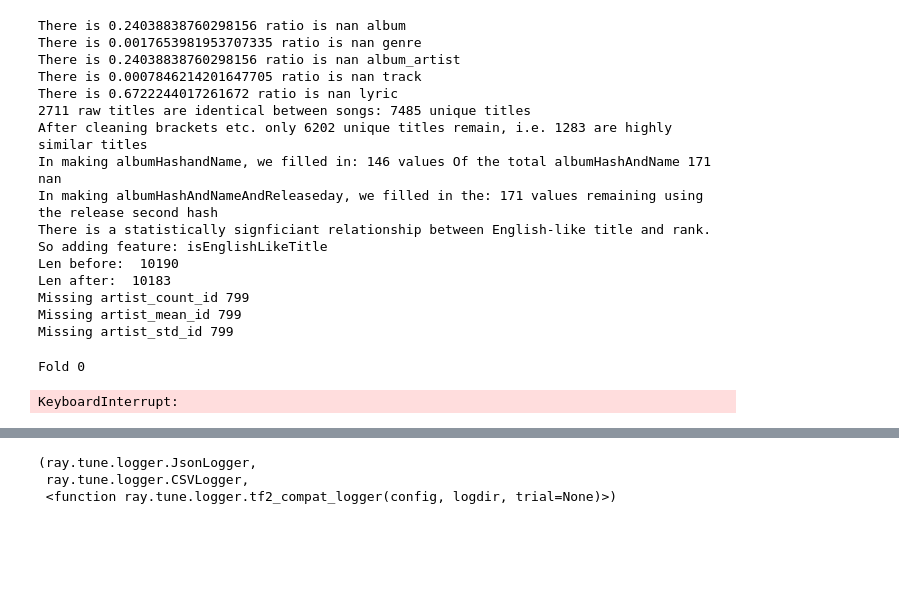
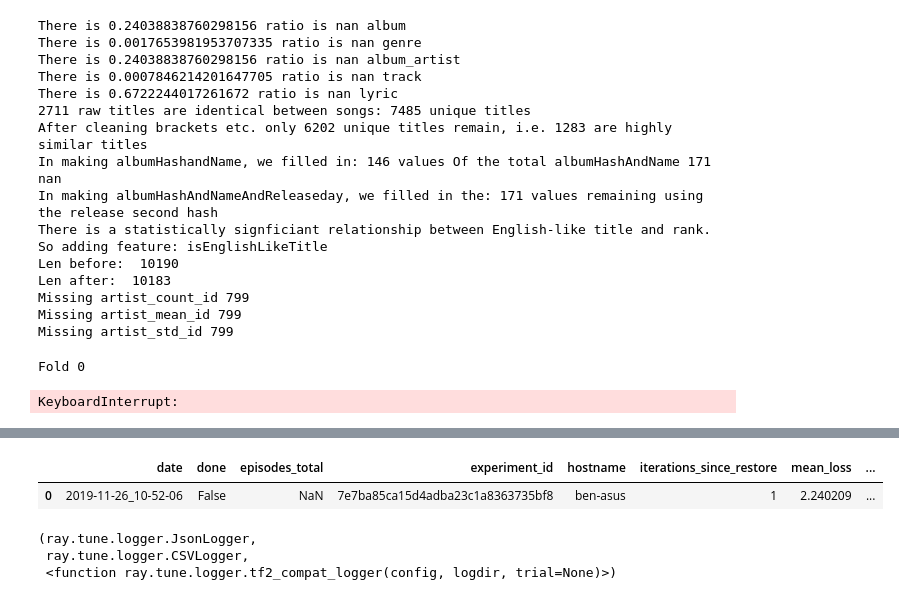
Before and after one commit to vuthede/zalo-hit-song-prediction, a Jupyter notebook: src/hyper_sweep/hyperopt_sweep.ipynb, the cells around one changed output, grey strips where cells are left out. Cells and saved outputs as stored; diff of their text form; code cells hidden in the pictures; blank space fills up the shorter version.

```diff
--- a/src/hyper_sweep/hyperopt_sweep.ipynb
+++ b/src/hyper_sweep/hyperopt_sweep.ipynb
@@ -22,8 +22,8 @@ space = {
             'boosting_type': hp.choice('boosting_type',
                                [{'boosting_type': 'gbdt',
                                     'subsample': hp.uniform('gdbt_subsample', 0.5, 1)},
-                                 {'boosting_type': 'dart',
-                                     'subsample': hp.uniform('dart_subsample', 0.5, 1)},
+                                # {'boosting_type': 'dart',
+                                #     'subsample': hp.uniform('dart_subsample', 0.5, 1)},
                                  {'boosting_type': 'goss'}]),
             'num_leaves': hp.choice('num_leaves', np.arange(30, 151, dtype=int)),
             'learning_rate': hp.loguniform('learning_rate', np.log(0.005), np.log(0.1)),
@@ -126,10 +126,7 @@ def objective(params, reporter):
         params[parameter_name] = int(params[parameter_name])
 
     start = timer()
-    if params['boosting_type'] == 'dart':
-        early_stopping_rounds = 0
-    else:
-        early_stopping_rounds = 100
+    early_stopping_rounds = 100
 
     # Perform n_folds cross validation
     cv_results = perform_cv_lightgbm(df_train,
@@ -156,8 +153,15 @@ def objective(params, reporter):
     #                 run_time])
 
     # Ray will negate this by itself to feed into HyperOpt
-    reporter(timesteps_total=1,  mean_loss=cv_results['rmse_std'])
+    reporter(timesteps_total=1,
+             mean_loss=cv_results['rmse_mean'],
+             rmse_std=cv_results['rmse_std'],
+             best_stopping_iter=cv_results['cv_stopping_iters'],
+             best_stopping_iter_mean=cv_results['best_stopping_iter_mean'],
+             best_stopping_iter_std=cv_results['best_stopping_iter_std'],
+             train_time=run_time )
 
+    #tune.track.log(**kwargs)
 
     # Dictionary with information for evaluation
     return {'loss': loss,
@@ -236,9 +242,9 @@ ITERATION = 0
 MAX_EVALS = 10
 # https://github.com/ray-project/ray/blob/master/python/ray/tune/examples/hyperopt_example.py
 config = {
-    "num_samples": 2,
+    "num_samples": 1,
     "config": {
-        "iterations": 2, # passed to our objective
+        "iterations": 1, # passed to our objective
     },
     "stop": {
         "timesteps_total": 999
@@ -251,15 +257,11 @@ algo = HyperOptSearch(
     metric="mean_loss",
     mode="min")
 
-class TestLogger(ray.tune.logger.Logger):
-    def on_result(self, result):
-        print("_____________________________________________________________TestLogger", result)
-
 scheduler = AsyncHyperBandScheduler(metric="mean_loss", mode="min")
-run(objective,
-    name="hyperband_test2",
+analysis = run(objective,
+    name="hyperband_test3",
     search_alg=algo,
     scheduler=scheduler,
-    loggers=[ray.tune.logger.CSVLogger, TestLogger],
+    loggers=[ray.tune.logger.CSVLogger],
     **config)
 # %% [output]
@@ -320,0 +311,3 @@ TERMINATED trials:
+# %%
+analysis.dataframe()
+# %% [output]
@@ -321,3 +315,5 @@ TERMINATED trials:
+|  | date | done | episodes_total | experiment_id | hostname | iterations_since_restore | mean_loss | ... |
+| 0 | 2019-11-26_10-52-06 | False | NaN | 7e7ba85ca15d4adba23c1a8363735bf8 | ben-asus | 1 | 2.240209 | ... |
 # %%
 DEFAULT_LOGGERS
 # %% [output]
```
Also changed, not shown: parts of 4 cells of this notebook, 2 other files.
